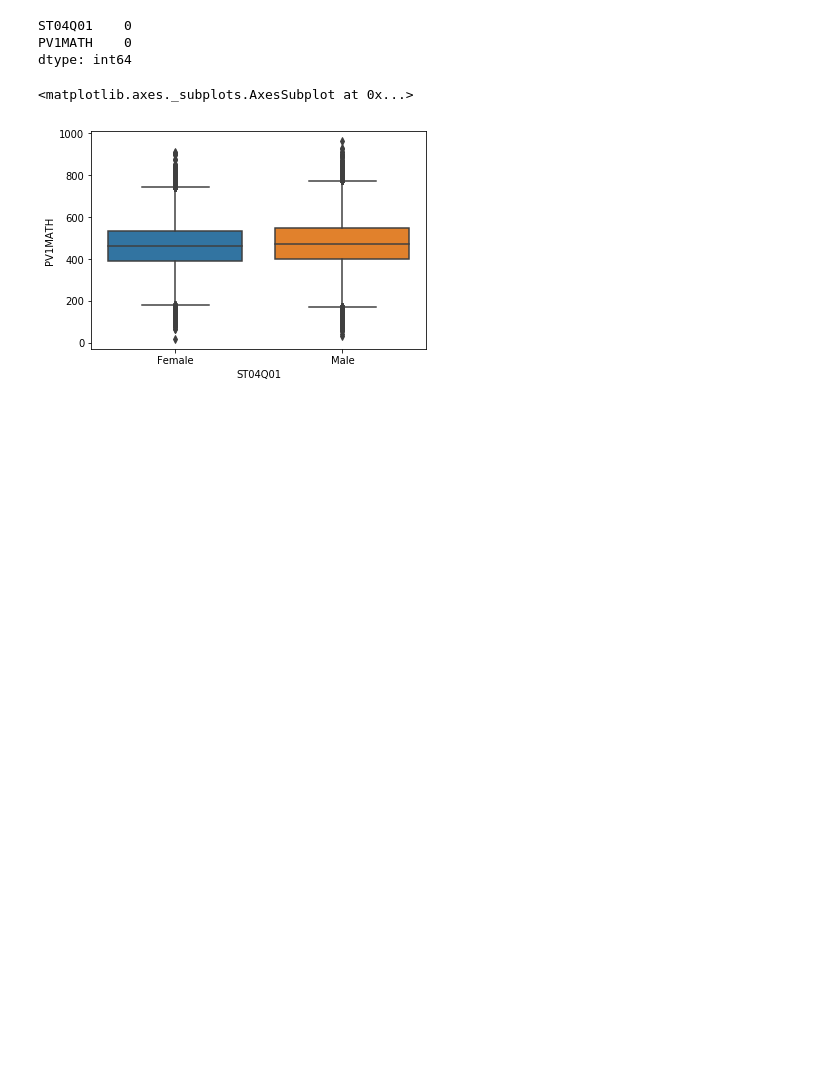
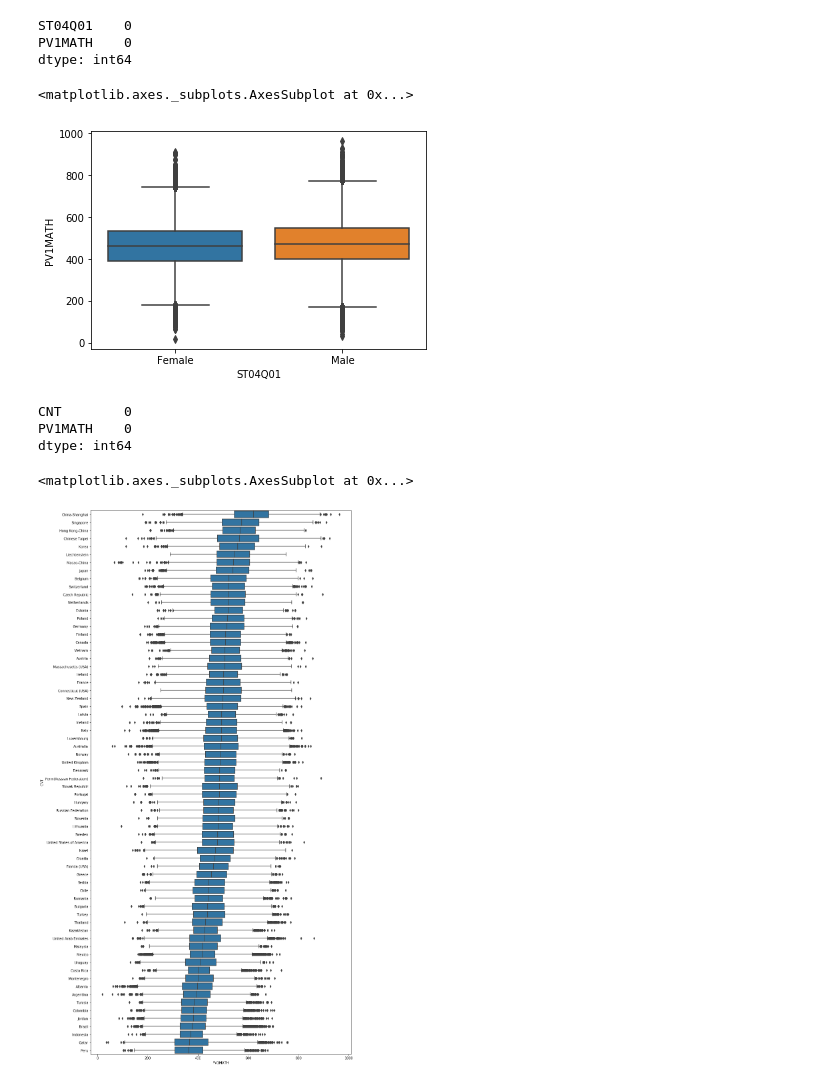
Before and after one commit to jgu1989/UdacityDataAnalystNanodegree, a Jupyter notebook: 5_Communicate_Data_Findings/pisa.ipynb, the cells around one changed output. Drawn from its saved outputs; the diff is of its cells as text; code cells hidden in the pictures; blank space fills up the shorter version.

```diff
--- a/5_Communicate_Data_Findings/pisa.ipynb
+++ b/5_Communicate_Data_Findings/pisa.ipynb
@@ -152,3 +152,19 @@ sns.boxplot(x= 'ST04Q01', y='PV1MATH', data=df_gender)
 # %% [output]
 <matplotlib.axes._subplots.AxesSubplot at 0x...>
 [figure]
+# %%
+df_loc = df[['CNT', 'PV1MATH']]
+# %%
+df_loc.isnull().sum()
+# %% [output]
+CNT        0
+PV1MATH    0
+dtype: int64
+# %%
+plt.figure(figsize=(14,30))
+base_color = sns.color_palette()[0]
+my_order = df_loc.groupby('CNT')["PV1MATH"].median().sort_values(ascending=False).index
+sns.boxplot(y= 'CNT', x='PV1MATH', data=df_loc, orient="h", color = base_color, order=my_order)
+# %% [output]
+<matplotlib.axes._subplots.AxesSubplot at 0x...>
+[figure, added]
```
